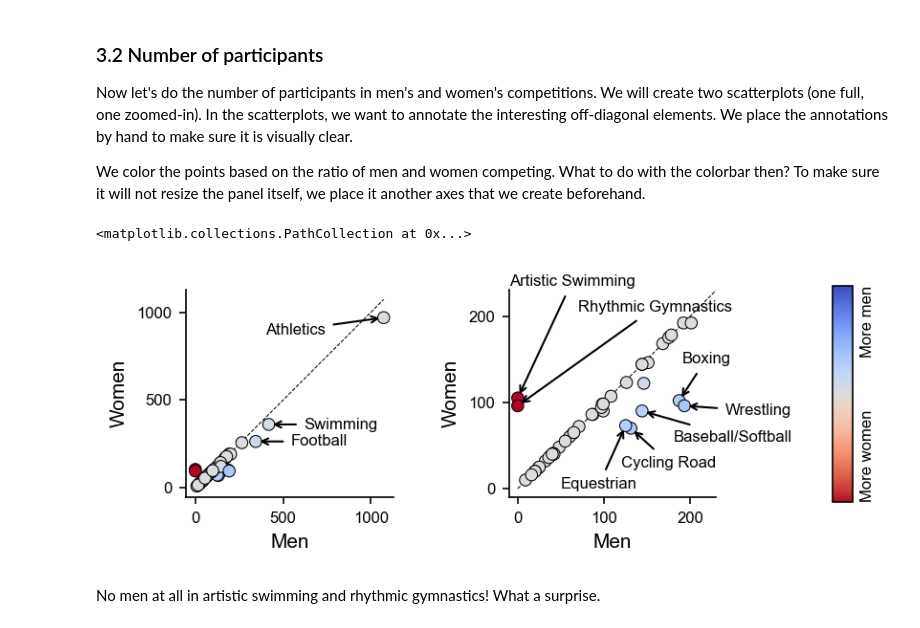
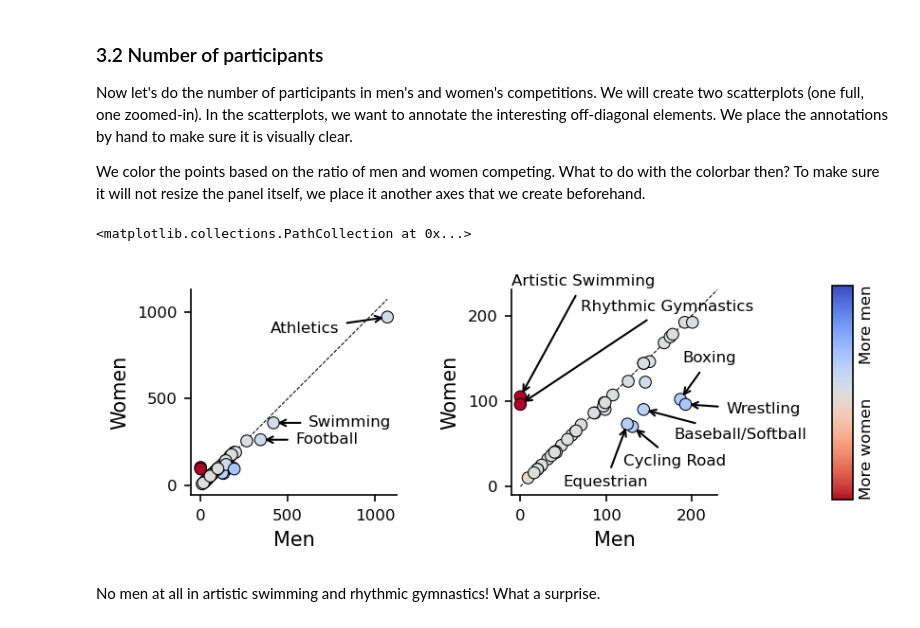
Before and after one commit to sipv/MultipanelFigures, a Jupyter notebook: MultipanelFigures.ipynb, the cells around one changed output. Drawn from its saved outputs; the diff is of its cells as text; code cells hidden in the pictures.

```diff
--- a/MultipanelFigures.ipynb
+++ b/MultipanelFigures.ipynb
@@ -105,7 +105,7 @@ plt.rc('ytick', labelsize=SMALL_SIZE)    # fontsize of the tick labels
 plt.rc('legend', fontsize=SMALL_SIZE)    # legend fontsize
 plt.rc('figure', titlesize=BIGGER_SIZE)  # fontsize of the figure title
 
-plt.rc('font', **{'family':'sans-serif', 'sans-serif': ['Arial']})
+#plt.rc('font', **{'family':'sans-serif', 'sans-serif': ['Arial']})
 # %% [markdown]
 ## 3. Write the functions for plotting the separate panels
 
@@ -206,7 +206,7 @@ def plot_participants(ax, lim=None, annot_nparticipants=0, annot_imbalance=0.0,
     plt.sca(ax)
 
     # Load data
-    df = pd.read_excel("./data/EntriesGender.xlsx")
+    df = pd.read_excel("./data/EntriesGender.xlsx", engine='openpyxl')
 
     # Scatter plot
     s = plt.scatter(df.Male, df.Female, c=(df.Male)/(df.Male+df.Female), cmap='coolwarm_r', vmin=0, vmax=1,
@@ -241,34 +241,34 @@ def plot_participants(ax, lim=None, annot_nparticipants=0, annot_imbalance=0.0,
     ax.set_aspect('equal', adjustable='box')
     plt.locator_params(axis="both", nbins=3)
     plot.axbottomleft(ax)
 
     # Add colorbar if needed
     if cbar_axes:
         cbar = plt.colorbar(mappable=s, cax=cbar_axes, ticks=[0,1])
         cbar.ax.set_yticklabels(['More women', 'More men'], rotation='vertical')
         cbar.ax.tick_params(length=0)
         ticklabels = cbar.ax.get_yticklabels()
         ticklabels[0].set_va("bottom")
         ticklabels[1].set_va("top")
 
     return s
 
 
 zoom = (-10, 230)
 
 fig, (ax1, ax2, ax3) = plt.subplots(1, 3, figsize=(6,2), dpi=150,
                                     gridspec_kw={'width_ratios': [1,1,0.1], 'wspace': 0.8})
 
 plot_participants(ax1, lim=None, annot_imbalance=0.02, annot_nparticipants=230, annot_shift=(200,0),
                   annot_pos={'Athletics': (400,900)})
 
 plot_participants(ax2, lim=zoom, annot_imbalance=0.1, cbar_axes=ax3,
                   annot_pos={'Artistic Swimming': (-10,240), 'Rhythmic Gymnastics': (70,210),
                              'Cycling Road': (120,30), 'Baseball/Softball': (180,60),
                              'Equestrian': (50,5), 'Boxing': (190,150), 'Wrestling': (240,90)})
 # %% [output]
 <matplotlib.collections.PathCollection at 0x...>
-[figure, old version]
+[figure, new version]
 # %% [markdown]
 No men at all in artistic swimming and rhythmic gymnastics! What a surprise.
 # %% [markdown]
```
Also changed, not shown: parts of 6 cells of this notebook, 1 other file.
